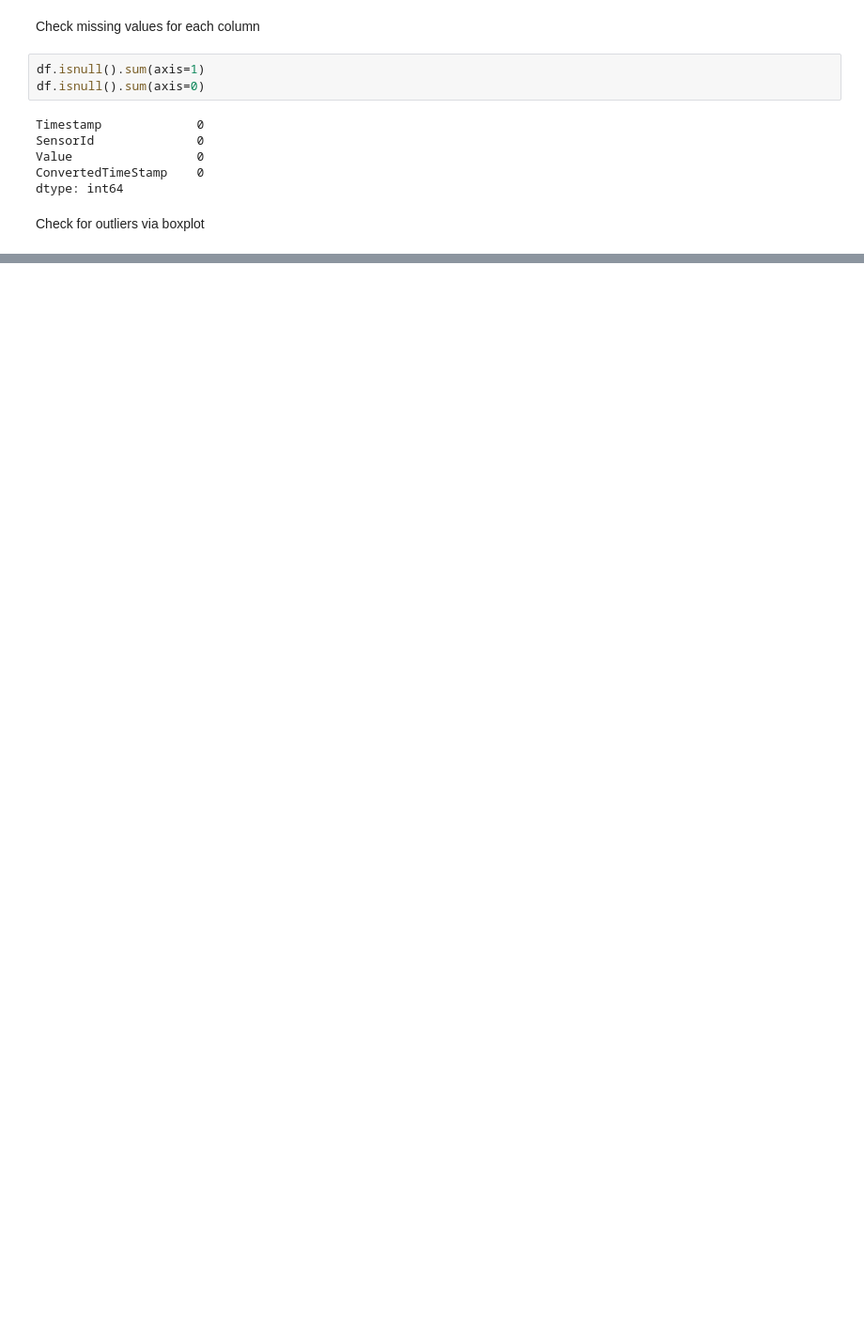
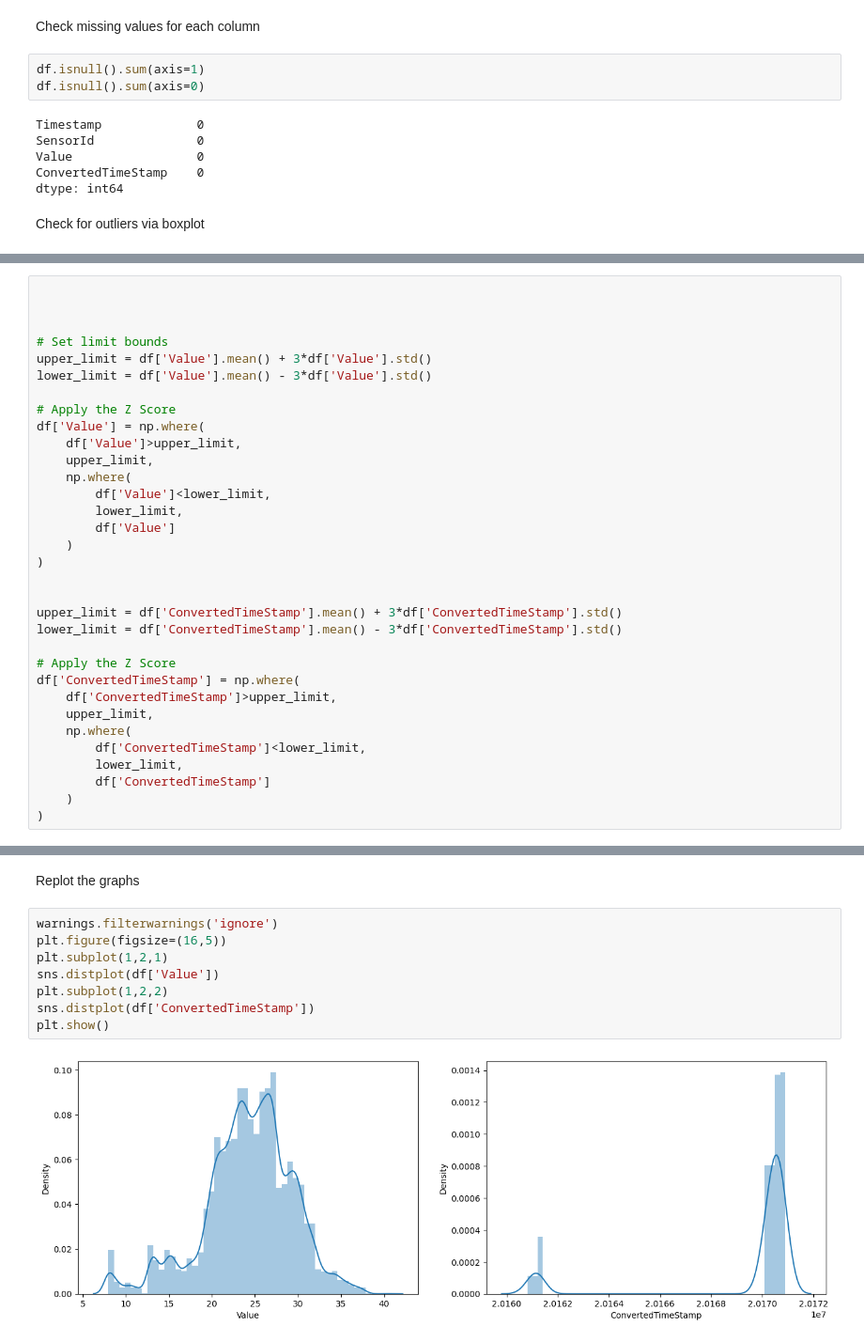
Before and after one commit to bigdog3626/SensorFailurePrediction, a Jupyter notebook: Pattern_Recognition_Project.ipynb, the cells around one changed output, grey strips where cells are left out. Shown at 94% size. Drawn from its saved outputs; the diff is of its cells as text; blank space fills up the shorter version.

```diff
--- a/Pattern_Recognition_Project.ipynb
+++ b/Pattern_Recognition_Project.ipynb
@@ -183,0 +199,33 @@ df.replace(r'^\s*$', np.nan, regex = True)
+# %%
+
+
+
+# Set limit bounds
+upper_limit = df['Value'].mean() + 3*df['Value'].std()
+lower_limit = df['Value'].mean() - 3*df['Value'].std()
+
+# Apply the Z Score
+df['Value'] = np.where(
+    df['Value']>upper_limit,
+    upper_limit,
+    np.where(
+        df['Value']<lower_limit,
+        lower_limit,
+        df['Value']
+    )
+)
+
+
+upper_limit = df['ConvertedTimeStamp'].mean() + 3*df['ConvertedTimeStamp'].std()
+lower_limit = df['ConvertedTimeStamp'].mean() - 3*df['ConvertedTimeStamp'].std()
+
+# Apply the Z Score
+df['ConvertedTimeStamp'] = np.where(
+    df['ConvertedTimeStamp']>upper_limit,
+    upper_limit,
+    np.where(
+        df['ConvertedTimeStamp']<lower_limit,
+        lower_limit,
+        df['ConvertedTimeStamp']
+    )
+)
@@ -184 +244,13 @@ df.replace(r'^\s*$', np.nan, regex = True)
+# %% [markdown]
+Replot the graphs
+# %%
+warnings.filterwarnings('ignore')
+plt.figure(figsize=(16,5))
+plt.subplot(1,2,1)
+sns.distplot(df['Value'])
+plt.subplot(1,2,2)
+sns.distplot(df['ConvertedTimeStamp'])
+plt.show()
+# %% [output]
+[figure, added]
 # %% [markdown]
```
Also changed, not shown: parts of 18 cells of this notebook.
